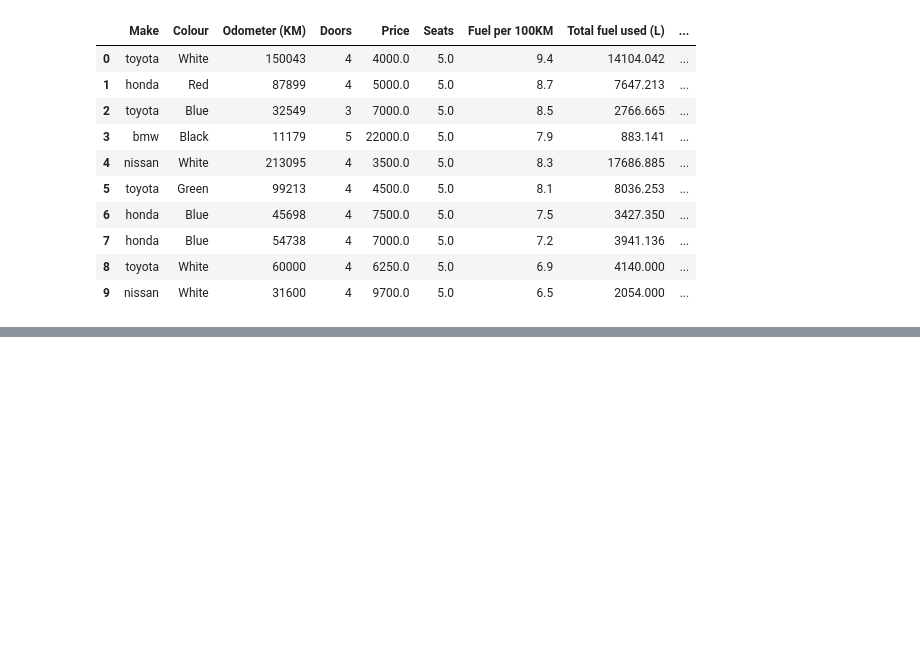
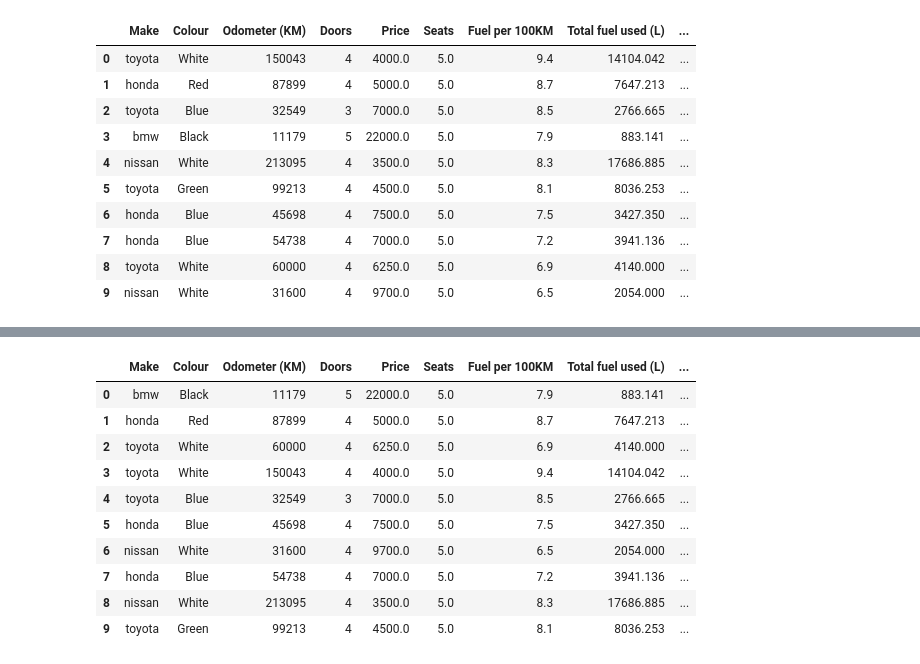
Before and after one commit to LiangRVR/Data-science-learn, a Jupyter notebook: introduction-to-pandas.ipynb, the cells around one changed output, grey strips where cells are left out. Saved outputs shown, nothing was run; the diff lists cells and outputs as text; code cells hidden in the pictures; blank space fills up the shorter version.

```diff
--- a/introduction-to-pandas.ipynb
+++ b/introduction-to-pandas.ipynb
@@ -535,0 +586,15 @@ cars_sales
+# %%
+cars_sales_shuffled.reset_index(drop=True, inplace=True)
+cars_sales_shuffled
+# %% [output]
+|  | Make | Colour | Odometer (KM) | Doors | Price | Seats | Fuel per 100KM | Total fuel used (L) | ... |
+| 0 | bmw | Black | 11179 | 5 | 22000.0 | 5.0 | 7.9 | 883.141 | ... |
+| 1 | honda | Red | 87899 | 4 | 5000.0 | 5.0 | 8.7 | 7647.213 | ... |
+| 2 | toyota | White | 60000 | 4 | 6250.0 | 5.0 | 6.9 | 4140.000 | ... |
+| 3 | toyota | White | 150043 | 4 | 4000.0 | 5.0 | 9.4 | 14104.042 | ... |
+| 4 | toyota | Blue | 32549 | 3 | 7000.0 | 5.0 | 8.5 | 2766.665 | ... |
+| 5 | honda | Blue | 45698 | 4 | 7500.0 | 5.0 | 7.5 | 3427.350 | ... |
+| 6 | nissan | White | 31600 | 4 | 9700.0 | 5.0 | 6.5 | 2054.000 | ... |
+| 7 | honda | Blue | 54738 | 4 | 7000.0 | 5.0 | 7.2 | 3941.136 | ... |
+| 8 | nissan | White | 213095 | 4 | 3500.0 | 5.0 | 8.3 | 17686.885 | ... |
+| 9 | toyota | Green | 99213 | 4 | 4500.0 | 5.0 | 8.1 | 8036.253 | ... |
```
Also changed, not shown: parts of 6 cells of this notebook.
